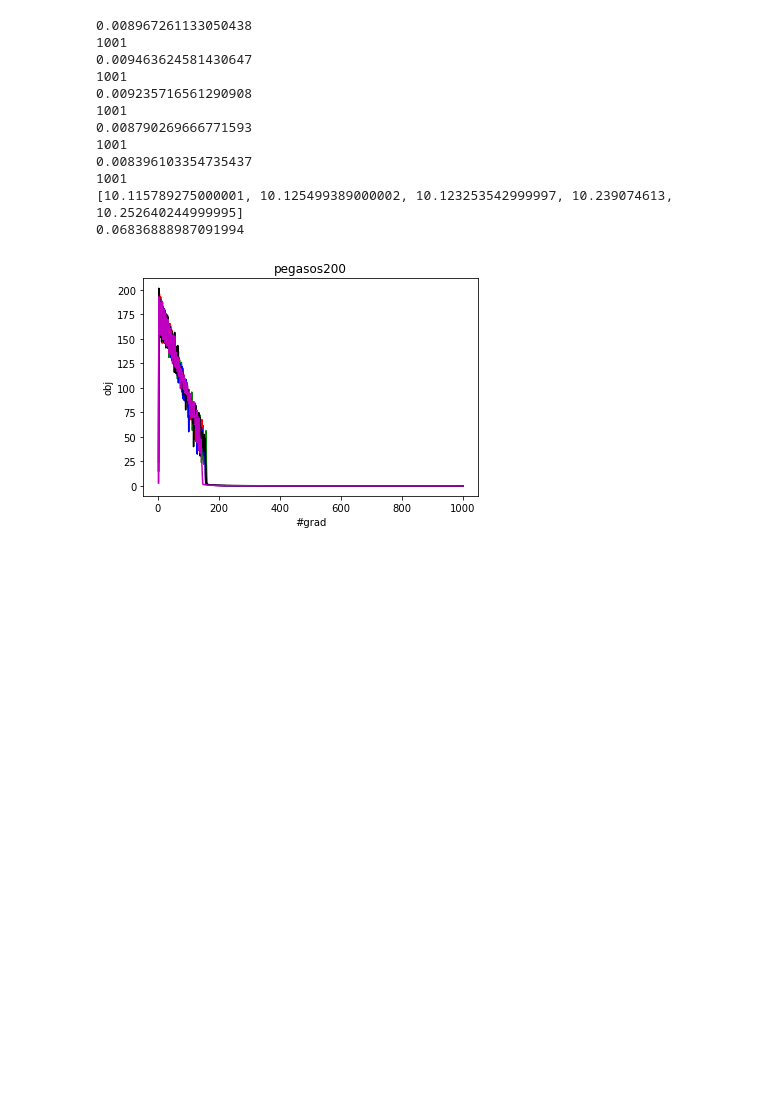
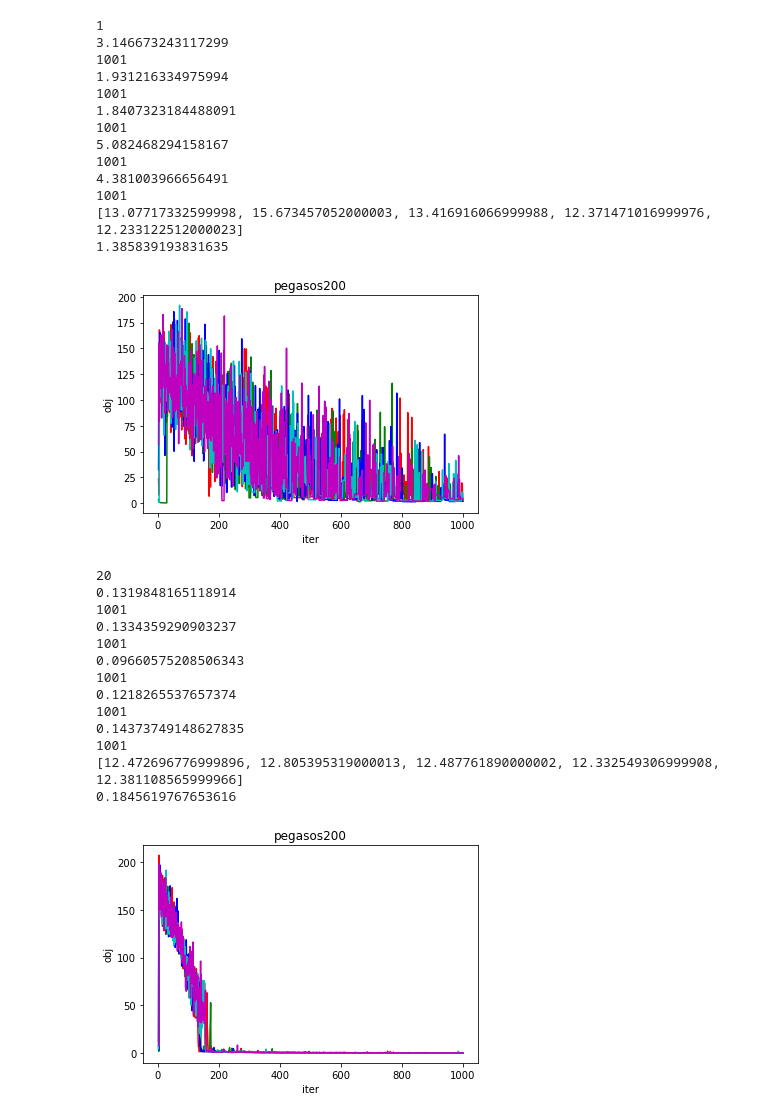
Before and after one commit to shivambhandari99/SVM-StochasticGradientDescent, a Jupyter notebook: Pegasos.ipynb, the cells around one changed output. Drawn from its saved outputs; the diff is of its cells as text; code cells hidden in the pictures; blank space fills up the shorter version.

```diff
--- a/Pegasos.ipynb
+++ b/Pegasos.ipynb
@@ -22,7 +22,18 @@ def fly_pegasos(k,d,n,y,x,lmbda):
     iter_count = []
     objectives = []
     while True:
-        A_t = random.sample(range(n),k)
+        #A_t = random.sample(range(n),k)
+        class_1 = np.where(y == 1)
+        class_neg1 = np.where(y==-1)
+        if(k==1):
+            ele=1
+        else:
+            ele = k//2
+        A_t = []
+        for element in random.sample(set(class_1[0]), ele):
+            A_t.append(element)
+        for element in random.sample(set(class_neg1[0]), ele):
+            A_t.append(element)
         summation = 0
         ita = (1)/(lmbda*t)
         summation=np.zeros((d,1))
@@ -71,18 +82,35 @@ def myPegasos(filename,k,numruns):
     plt.title('pegasos200')
     plt.show()
 # %%
-myPegasos('/Users/shivambhandari/Desktop/csci5525/hw2/MNIST-13.csv',k=200,numruns=5)
+for i in [1,20,200,1000,2000]:
+    print(i)
+    myPegasos('/Users/shivambhandari/Desktop/csci5525/hw2/MNIST-13.csv',k=i,numruns=5)
 # %% [output]
-0.008967261133050438
+1
+3.146673243117299
 1001
-0.009463624581430647
+1.931216334975994
 1001
-0.009235716561290908
+1.8407323184488091
 1001
-0.008790269666771593
+5.082468294158167
 1001
-0.008396103354735437
+4.381003966656491
 1001
-[10.115789275000001, 10.125499389000002, 10.123253542999997, 10.239074613, 10.252640244999995]
-0.06836888987091994
+[13.07717332599998, 15.673457052000003, 13.416916066999988, 12.371471016999976, 12.233122512000023]
+1.385839193831635
-[figure, old version]
+[figure, new version]
+20
+0.1319848165118914
+1001
+0.1334359290903237
+1001
+0.09660575208506343
+1001
+0.1218265537657374
+1001
+0.14373749148627835
+1001
+[12.472696776999896, 12.805395319000013, 12.487761890000002, 12.332549306999908, 12.381108565999966]
+0.1845619767653616
+[figure, added]
```
Also changed, not shown: parts of 1 cell of this notebook.
